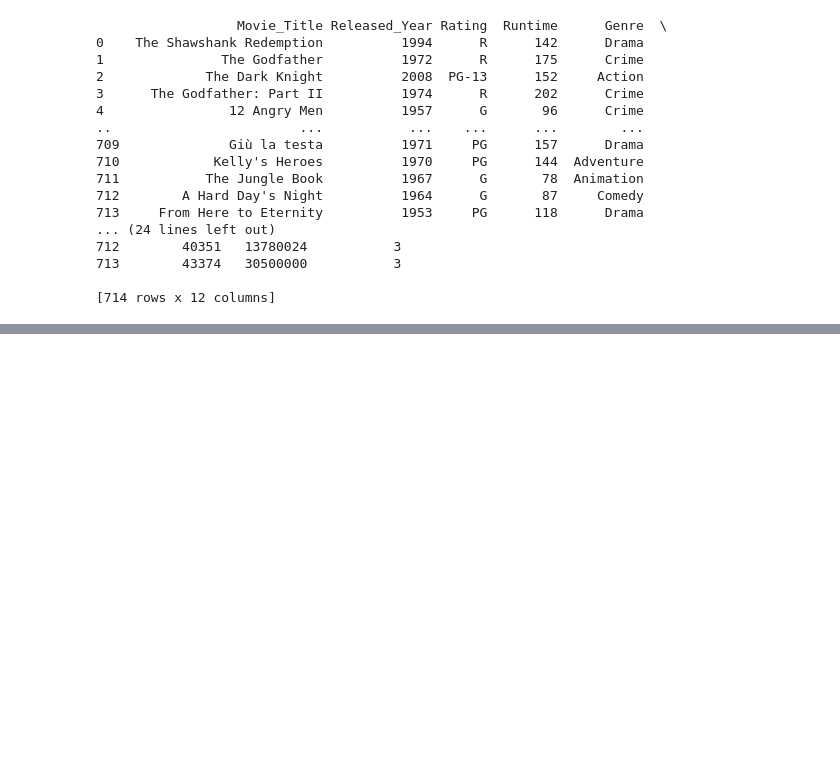
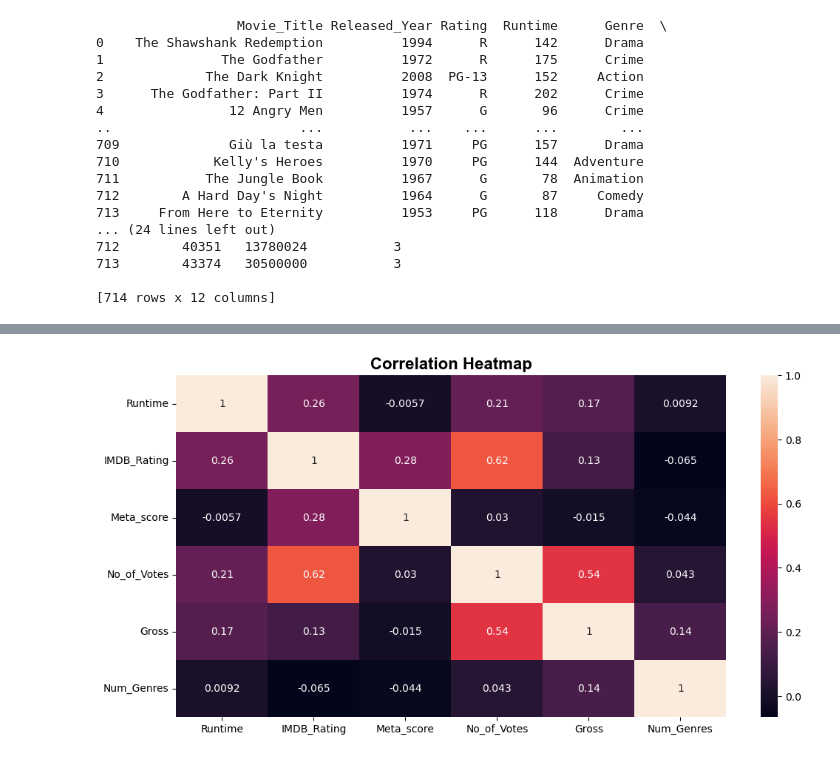
Before and after one commit to DubJay4Life/Project1_Group7, a Jupyter notebook: Cassidy_Work/Question 2.ipynb, the cells around one changed output, grey strips where cells are left out. Cells and saved outputs as stored; diff of their text form; code cells hidden in the pictures; blank space fills up the shorter version.

```diff
--- a/Cassidy_Work/Question 2.ipynb
+++ b/Cassidy_Work/Question 2.ipynb
@@ -61,0 +38,3 @@ plt.show()
+# %%
+corrs=df.corr(numeric_only=True)
+corrs
@@ -61,0 +49,14 @@ plt.show()
+# %%
+# Change Canvas Size
+plt.figure(figsize=(12, 6))
+
+# Create a basic plot
+sns.heatmap(corrs, annot=True)
+
+# Customization
+plt.title("Correlation Heatmap", fontweight="bold", fontsize=16, fontfamily="Arial")
+
+# Show/Save the Graph
+plt.show()
+# %% [output]
+[figure, added]
```
Also changed, not shown: parts of 5 cells of this notebook.
